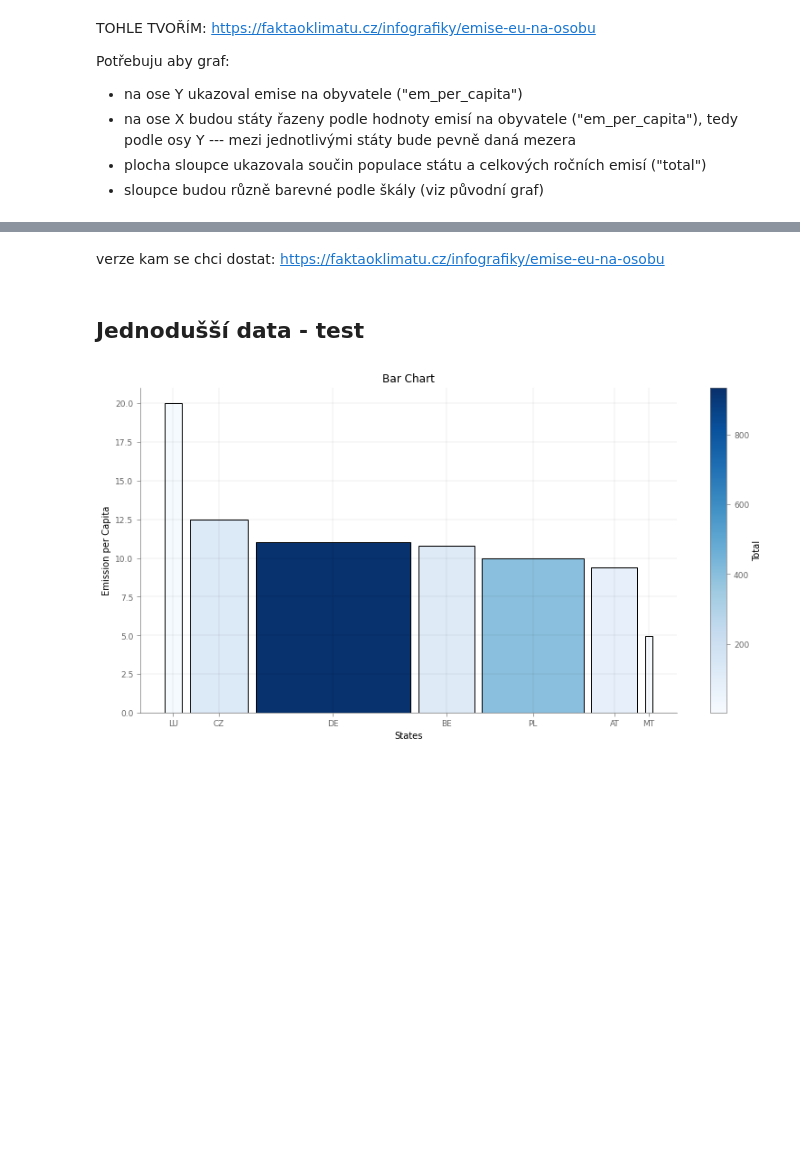
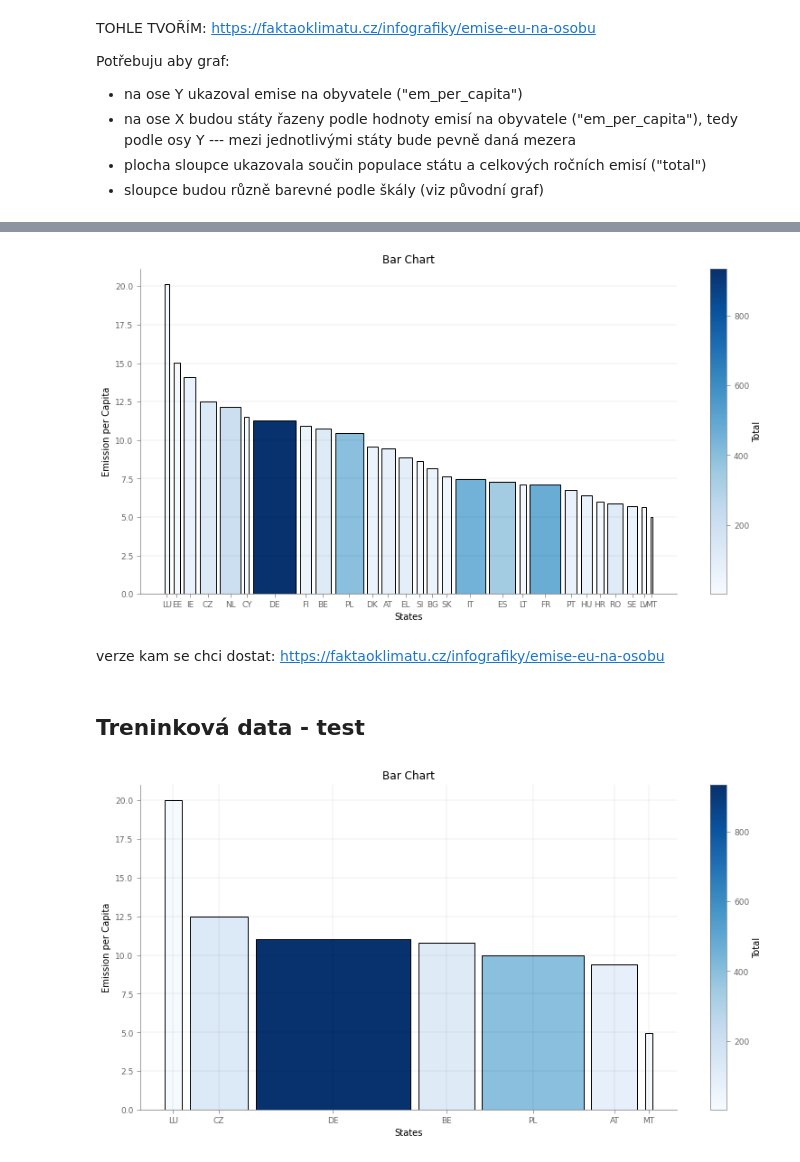
Before and after one commit to faktaoklimatu/data-analysis, a Jupyter notebook: notebooks/emissions-per-person-EU-states.ipynb, the cells around one changed output, grey strips where cells are left out. Drawn from its saved outputs; the diff is of its cells as text; code cells hidden in the pictures; blank space fills up the shorter version.

Commit message:
main graph adjusted according to training data

```diff
--- a/notebooks/emissions-per-person-EU-states.ipynb
+++ b/notebooks/emissions-per-person-EU-states.ipynb
@@ -104,5 +72,54 @@ POZN
+# %%
+# Sort the DataFrame based on the 'em_per_capita' column in descending order
+df_sorted = df.sort_values(by='em_per_capita', ascending = False)
+
+# Calculate the widths for each bar based on the sorted total values
+widths_2 = np.sqrt(df_sorted['total'].values.tolist())
+
+# Set the gap between bars
+gap_2 = 3
+
+# Compute the bar position on x ax
+# Each position is the previous one + half of the widths of the neighbouring columns + the gap
+positions_2 = [widths_2[0]/2 + gap_2]
+for i in range(len(widths_2) - 1):
+    positions_2.append(positions_2[i] + widths_2[i]/2 + widths_2[i+1]/2 + gap_2)
+
+# Create a ScalarMappable to map total values to colors
+norm = plt.Normalize(2, 935)
+colors = plt.cm.Blues(norm(df_sorted['total']))
+
+# Set the size of the chart frame
+plt.figure(figsize=(12,6))
+
+# Create a bar chart with sorted, spaced, and no overlap bars
+bars_2 = plt.bar(positions_2, df_sorted['em_per_capita'], width=widths_2, color=colors, edgecolor='black')
+
+# Adding labels and title
+plt.xlabel('States')
+plt.ylabel('Emission per Capita')
+plt.title('Bar Chart')
+
+# Set x-axis ticks to the positions of the bars
+plt.xticks(positions_2, df_sorted.index)
+
+# Remove vertical grid lines
+plt.gca().xaxis.grid(False)
+
+# Create a ScalarMappable to create a colorbar
+sm = ScalarMappable(cmap=plt.cm.Blues, norm=norm)
+sm.set_array([])  # Optional, but avoids a warning
+
+# Display the colorbar
+cbar = plt.colorbar(sm, orientation='vertical')
+cbar.set_label('Total')
+
+# Display the plot
+plt.show()
+# %% [output]
+[figure, added]
 # %% [markdown]
 verze kam se chci dostat:
 https://faktaoklimatu.cz/infografiky/emise-eu-na-osobu
 # %% [markdown]
-## Jednodušší data - test
+## Treninková data - test
```
Also changed, not shown: parts of 11 cells of this notebook.
